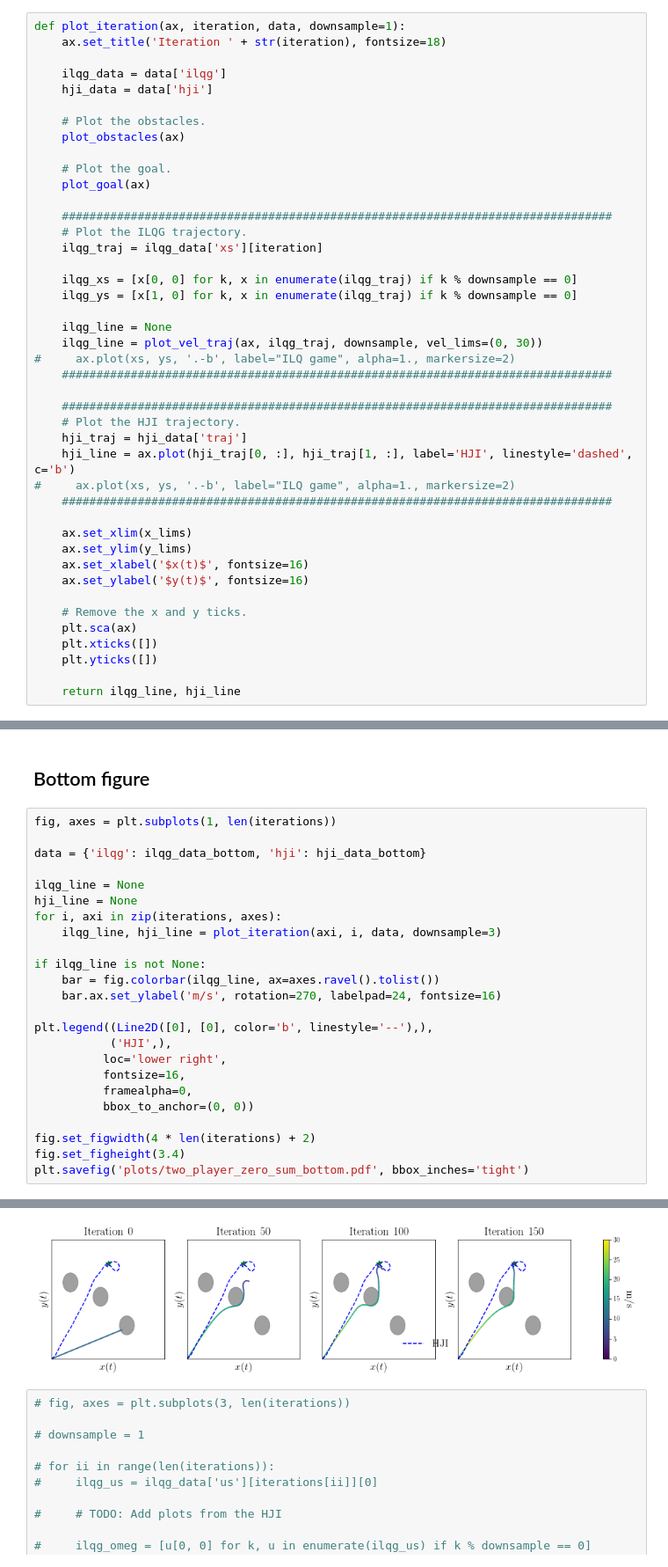
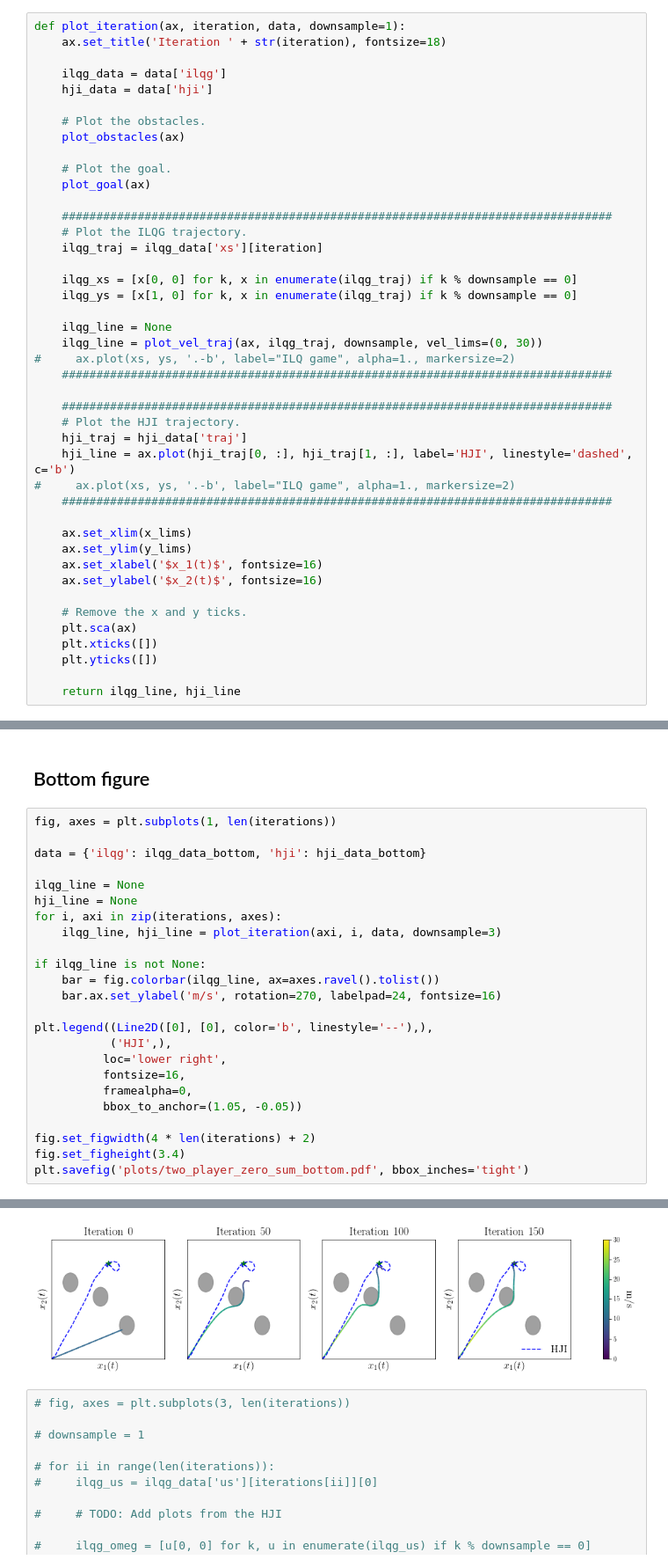
Before and after one commit to HJReachability/ilqgames, a Jupyter notebook: notebooks/CDC 2019 Plots.ipynb, the cells around one changed output, grey strips where cells are left out. Shown at 88% size. Drawn from its saved outputs; the diff is of its cells as text.

Commit message:
changes to the plotting code

```diff
--- a/notebooks/CDC 2019 Plots.ipynb
+++ b/notebooks/CDC 2019 Plots.ipynb
@@ -105,8 +105,8 @@ def plot_iteration(ax, iteration, data, downsample=1):
 
     ax.set_xlim(x_lims)
     ax.set_ylim(y_lims)
-    ax.set_xlabel('$x(t)$', fontsize=16)
-    ax.set_ylabel('$y(t)$', fontsize=16)
+    ax.set_xlabel('$x_1(t)$', fontsize=16)
+    ax.set_ylabel('$x_2(t)$', fontsize=16)
 
     # Remove the x and y ticks.
     plt.sca(ax)
@@ -145,33 +145,33 @@ min_vel = 0, max_vel = 30
 # %%
 fig, axes = plt.subplots(1, len(iterations))
 
 data = {'ilqg': ilqg_data_bottom, 'hji': hji_data_bottom}
 
 ilqg_line = None
 hji_line = None
 for i, axi in zip(iterations, axes):
     ilqg_line, hji_line = plot_iteration(axi, i, data, downsample=3)
 
 if ilqg_line is not None:
     bar = fig.colorbar(ilqg_line, ax=axes.ravel().tolist())
     bar.ax.set_ylabel('m/s', rotation=270, labelpad=24, fontsize=16)
 
 plt.legend((Line2D([0], [0], color='b', linestyle='--'),),
            ('HJI',),
           loc='lower right',
           fontsize=16,
           framealpha=0,
-          bbox_to_anchor=(0, 0))
+          bbox_to_anchor=(1.05, -0.05))
 
 fig.set_figwidth(4 * len(iterations) + 2)
 fig.set_figheight(3.4)
 plt.savefig('plots/two_player_zero_sum_bottom.pdf', bbox_inches='tight')
 # %% [output]
 min_vel = 0, max_vel = 30
 min_vel = 0, max_vel = 30
 min_vel = 0, max_vel = 30
 min_vel = 0, max_vel = 30
-[figure, old version]
+[figure, new version]
 # %%
 # fig, axes = plt.subplots(3, len(iterations))
 
```
Also changed, not shown: parts of 1 cell of this notebook.
